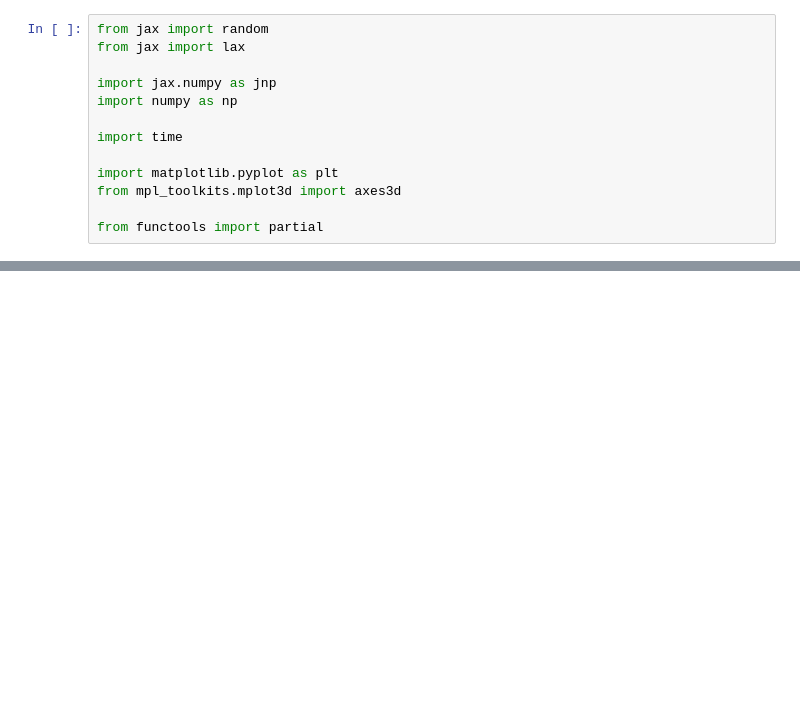
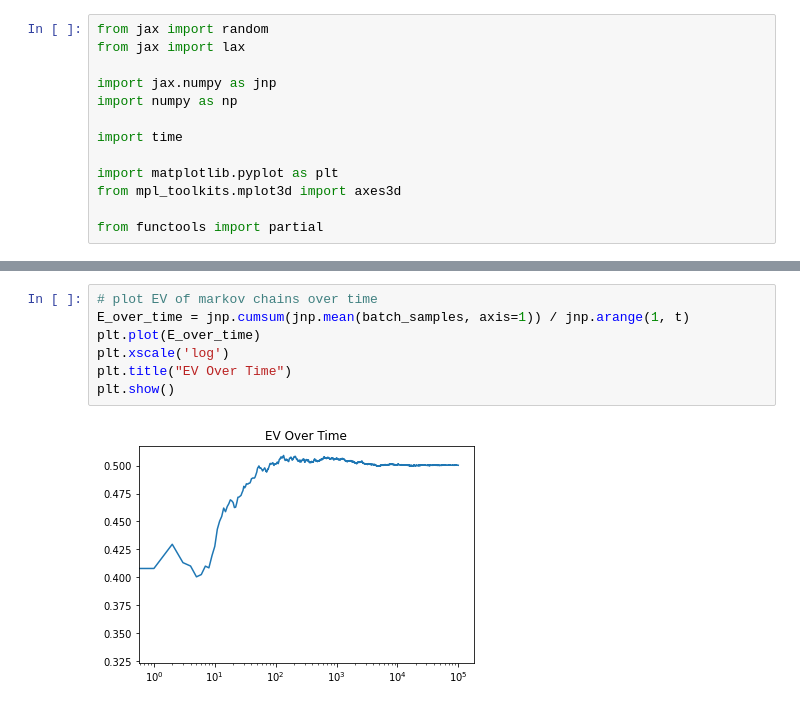
Before and after one commit to AmandinChyba/Project1-Fields-2022, a Jupyter notebook: Laplace_On_Disc/LaplaceOnDisc.ipynb, the cells around one changed output, grey strips where cells are left out. Cells and saved outputs as stored; diff of their text form; blank space fills up the shorter version.

```diff
--- a/Laplace_On_Disc/LaplaceOnDisc.ipynb
+++ b/Laplace_On_Disc/LaplaceOnDisc.ipynb
@@ -44,0 +100,9 @@ def solve_at_point(g, k, r, theta, batches, t, key):
+# %%
+# plot EV of markov chains over time
+E_over_time = jnp.cumsum(jnp.mean(batch_samples, axis=1)) / jnp.arange(1, t)
+plt.plot(E_over_time)
+plt.xscale('log')
+plt.title("EV Over Time")
+plt.show()
+# %% [output]
+[figure, added]
```
Also changed, not shown: parts of 8 cells of this notebook.
